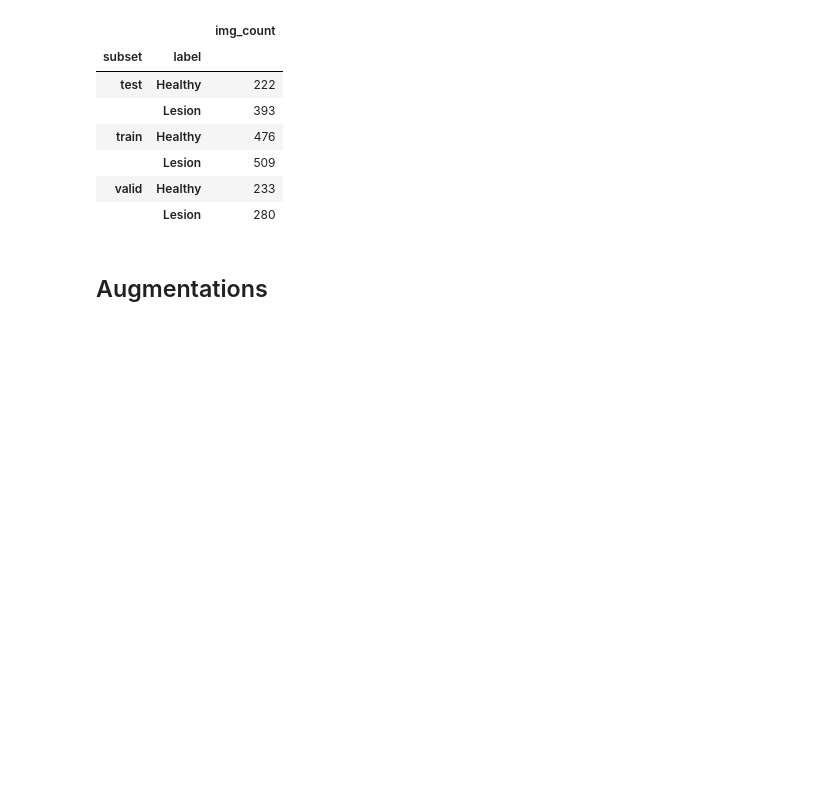
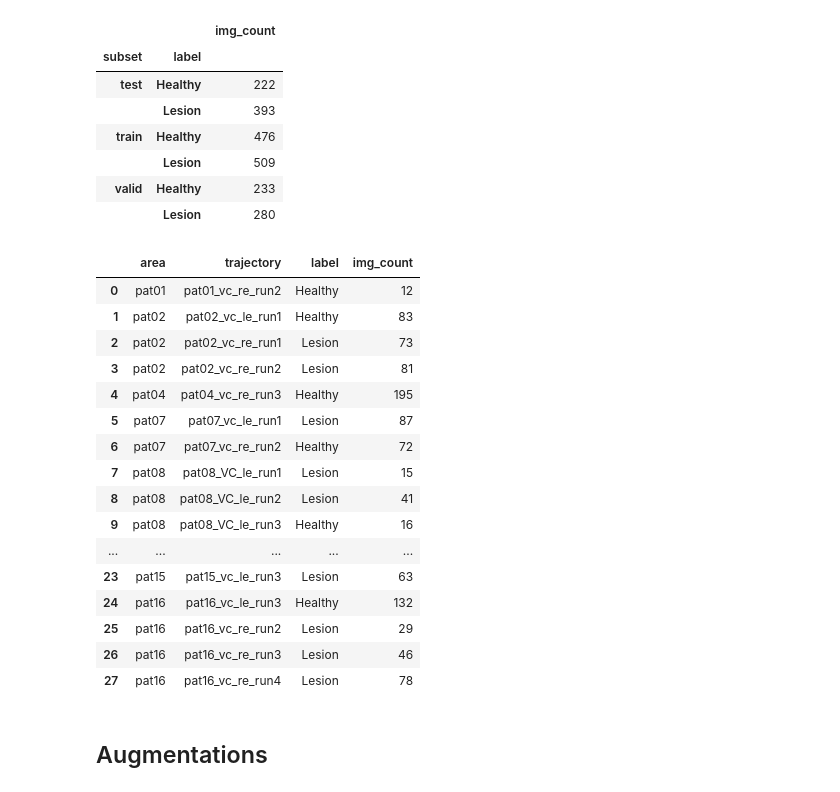
Before and after one commit to AnaJade/OCT_classification, a Jupyter notebook: brouillon.ipynb, the cells around one changed output. Drawn from its saved outputs; the diff is of its cells as text; code cells hidden in the pictures; blank space fills up the shorter version.

```diff
--- a/brouillon.ipynb
+++ b/brouillon.ipynb
@@ -337,6 +344,26 @@ cli_dfs.groupby(['subset', 'label']).agg(img_count=('img_relative_path', 'nuniqu
 |  | Lesion | 509 |
 | valid | Healthy | 233 |
 |  | Lesion | 280 |
+# %%
+cli_dfs.groupby(['area', 'trajectory', 'label']).agg(img_count=('img_relative_path', 'count')).reset_index()
+# %% [output]
+|  | area | trajectory | label | img_count |
+| 0 | pat01 | pat01_vc_re_run2 | Healthy | 12 |
+| 1 | pat02 | pat02_vc_le_run1 | Healthy | 83 |
+| 2 | pat02 | pat02_vc_re_run1 | Lesion | 73 |
+| 3 | pat02 | pat02_vc_re_run2 | Lesion | 81 |
+| 4 | pat04 | pat04_vc_re_run3 | Healthy | 195 |
+| 5 | pat07 | pat07_vc_le_run1 | Lesion | 87 |
+| 6 | pat07 | pat07_vc_re_run2 | Healthy | 72 |
+| 7 | pat08 | pat08_VC_le_run1 | Lesion | 15 |
+| 8 | pat08 | pat08_VC_le_run2 | Lesion | 41 |
+| 9 | pat08 | pat08_VC_le_run3 | Healthy | 16 |
+| ... | ... | ... | ... | ... |
+| 23 | pat15 | pat15_vc_le_run3 | Lesion | 63 |
+| 24 | pat16 | pat16_vc_le_run3 | Healthy | 132 |
+| 25 | pat16 | pat16_vc_re_run2 | Lesion | 29 |
+| 26 | pat16 | pat16_vc_re_run3 | Lesion | 46 |
+| 27 | pat16 | pat16_vc_re_run4 | Lesion | 78 |
 # %%
 cli_dfs.groupby(['area', 'trajectory']).agg(img_count=('img_relative_path', 'count')).reset_index()
 # pd.merge(cli_dfs.groupby(['label', 'area', 'trajectory']).agg(img_count=('img_relative_path', 'count')).reset_index(), cli_dfs[['label', 'area']].drop_duplicates(subset=['label', 'area']))
```
Also changed, not shown: parts of 6 cells of this notebook.
